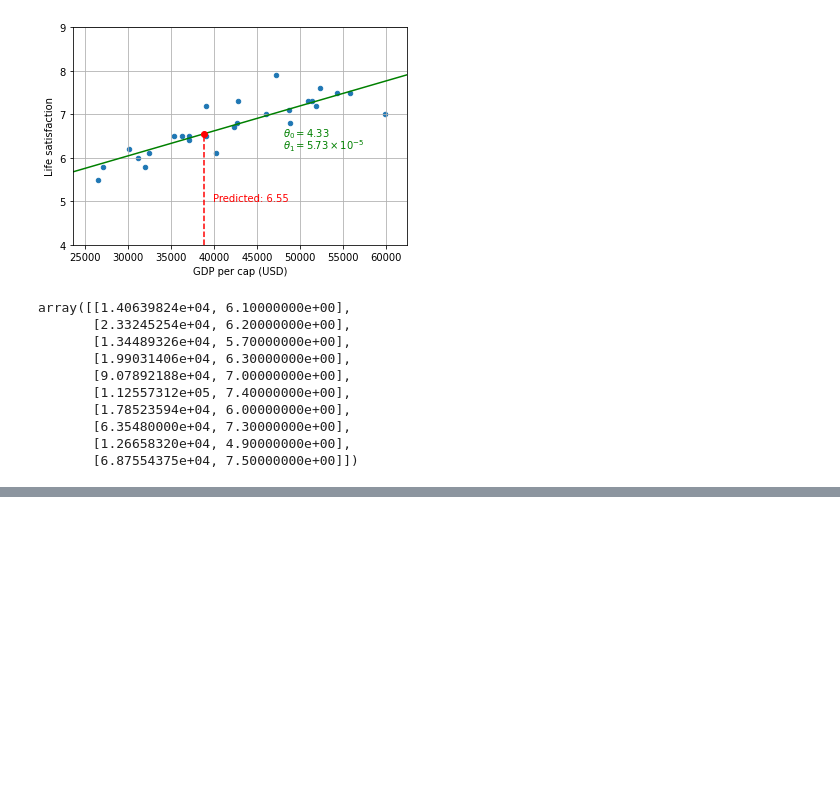
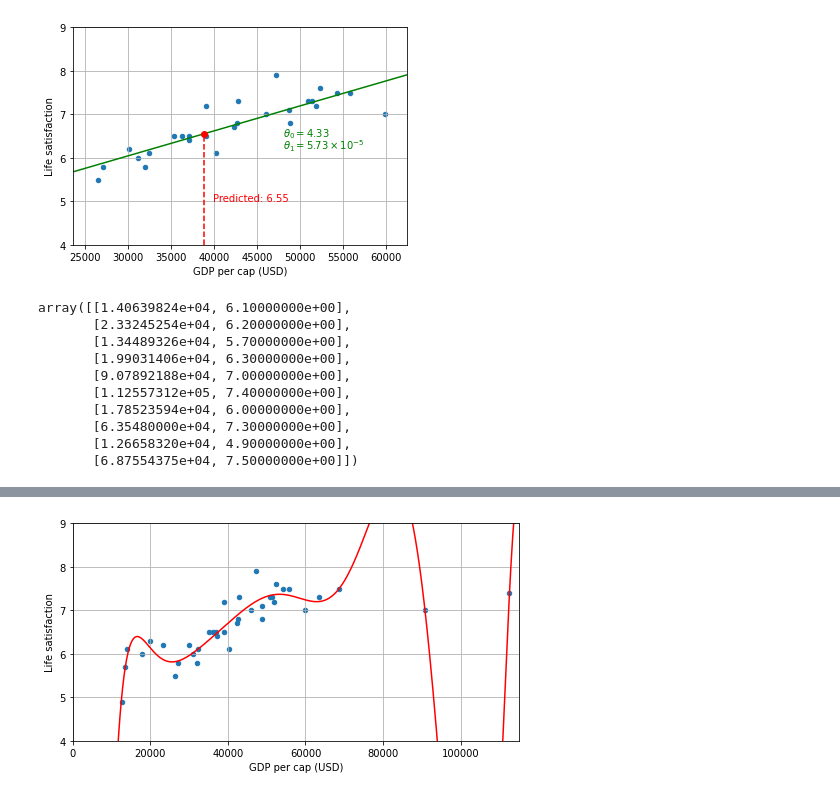
Before and after one commit to Slontus/data, a Jupyter notebook: bli.ipynb, the cells around one changed output, grey strips where cells are left out. Cells and saved outputs as stored; diff of their text form; code cells hidden in the pictures; blank space fills up the shorter version.

```diff
--- a/bli.ipynb
+++ b/bli.ipynb
@@ -223,0 +235,23 @@ plt.show()
+# %%
+from sklearn import preprocessing, pipeline
+
+full_data.plot(kind='scatter', figsize=(8,4), x='GDP per cap (USD)', y='Life satisfaction', grid=True)
+
+poly = preprocessing.PolynomialFeatures(degree=10)
+scaler = preprocessing.StandardScaler()
+model2 = linear_model.LinearRegression()
+
+pipeline_model2 = pipeline.Pipeline([
+    ('poly', poly),
+    ('scal', scaler),
+    ('lin', model2)
+])
+pipeline_model2.fit(X_full, y_full)
+curve = pipeline_model2.predict(X[:,np.newaxis])
+
+plt.plot(X, curve, 'r')
+plt.axis([0, 115_000, 4, 9])
+
+plt.show()
+# %% [output]
+[figure, added]
```
Also changed, not shown: parts of 1 cell of this notebook.
